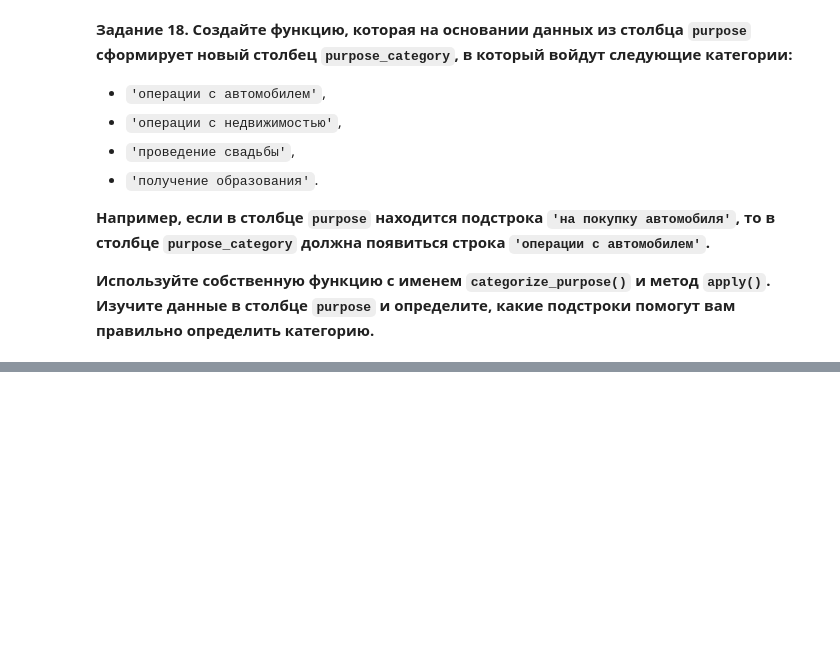
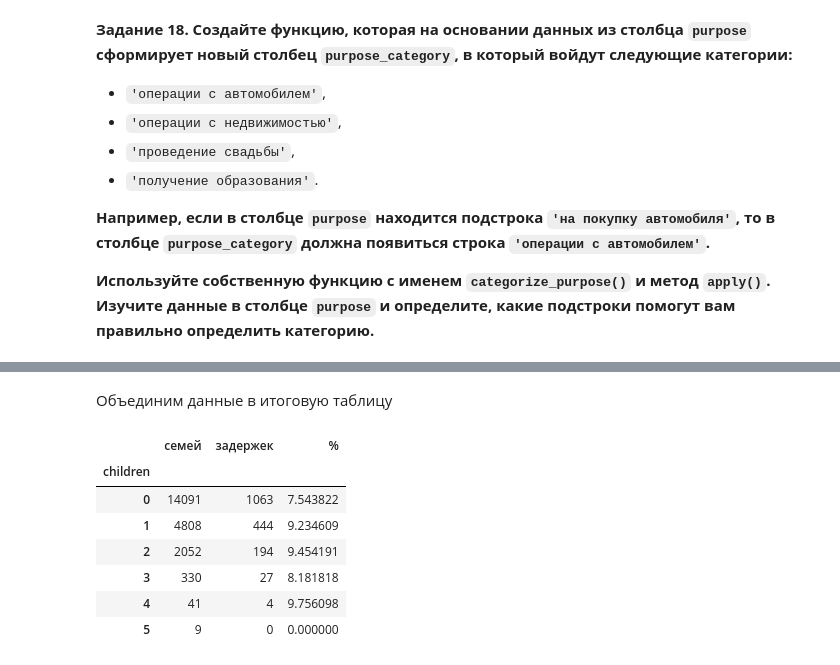
Before and after one commit to delffine/delffine-analitica, a Jupyter notebook: sprint02/sprint02-norev.ipynb, the cells around one changed output, grey strips where cells are left out. Saved outputs shown, nothing was run; the diff lists cells and outputs as text; code cells hidden in the pictures; blank space fills up the shorter version.

```diff
--- a/sprint02/sprint02-norev.ipynb
+++ b/sprint02/sprint02-norev.ipynb
@@ -269,0 +274,3 @@ data['purpose_category'] = data['purpose'].apply(categorize_purpose)
+# %%
+family_childrens = data.groupby('children')['children'].count()
+family_childrens
@@ -269,0 +288,3 @@ data['purpose_category'] = data['purpose'].apply(categorize_purpose)
+# %%
+debt_children = data.groupby('children')['debt'].sum()
+debt_children
@@ -269,0 +302,3 @@ data['purpose_category'] = data['purpose'].apply(categorize_purpose)
+# %%
+proc_debt_children = pd.DataFrame((debt_children / family_childrens) * 100, columns = ['%'])
+proc_debt_children
@@ -269,0 +314,18 @@ data['purpose_category'] = data['purpose'].apply(categorize_purpose)
+# %% [markdown]
+Объединим данные в итоговую таблицу
+# %%
+table_children = pd.DataFrame(family_childrens)
+table_children = table_children.join(debt_children)
+table_children = table_children.join(proc_debt_children)
+table_children = table_children.rename(columns = {'debt' : 'задержек', 'children' : 'семей'})
+
+table_children
+# %% [output]
+|  | семей | задержек | % |
+| children |  |  |  |
+| 0 | 14091 | 1063 | 7.543822 |
+| 1 | 4808 | 444 | 9.234609 |
+| 2 | 2052 | 194 | 9.454191 |
+| 3 | 330 | 27 | 8.181818 |
+| 4 | 41 | 4 | 9.756098 |
+| 5 | 9 | 0 | 0.000000 |
```
Also changed, not shown: parts of 64 cells of this notebook.
